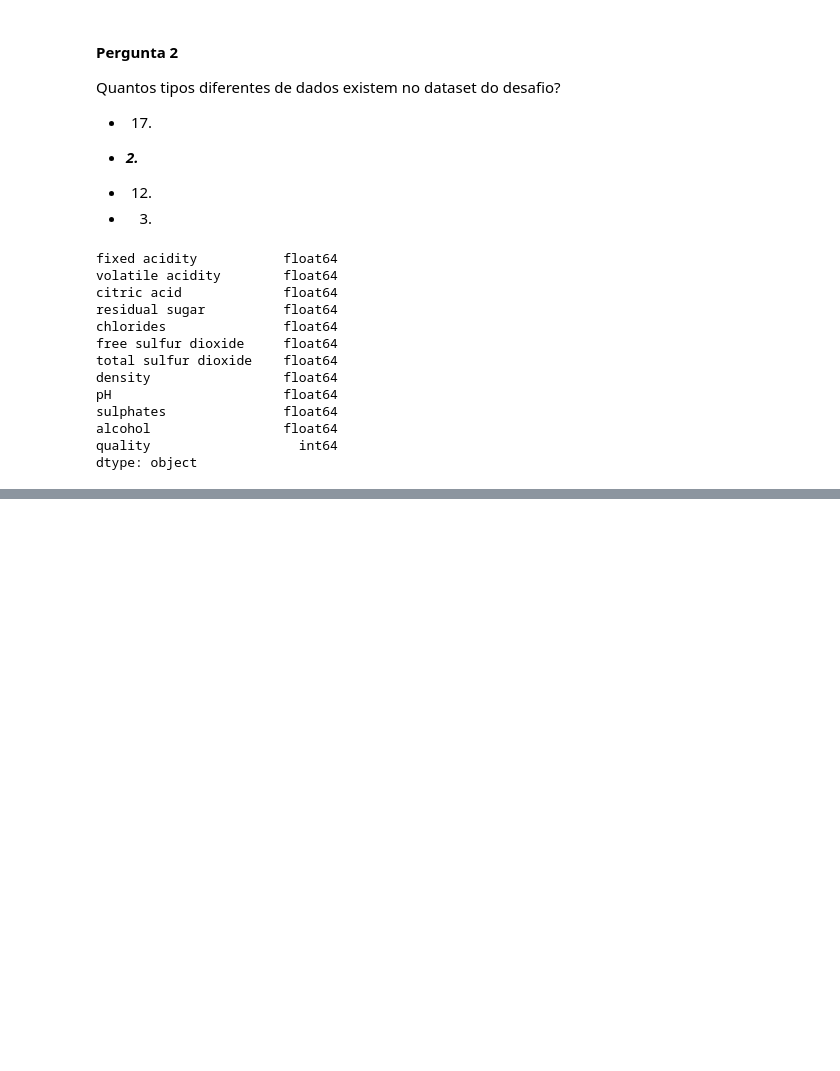
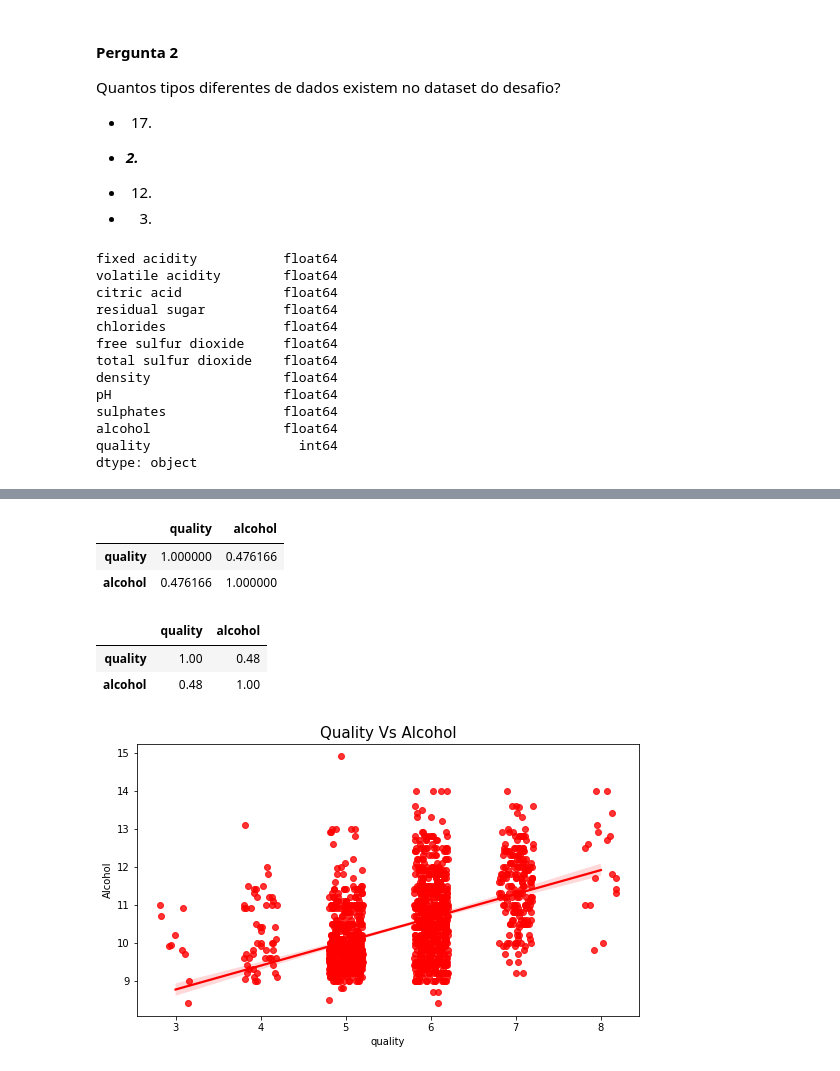
Before and after one commit to masedos/Bootcamp-Analista-de-Machine-Learning, a Jupyter notebook: Módulo 2/Desafio do Módulo 2/desafio_winequality_red.ipynb, the cells around one changed output, grey strips where cells are left out. Drawn from its saved outputs; the diff is of its cells as text; code cells hidden in the pictures; blank space fills up the shorter version.

```diff
--- a/Módulo 2/Desafio do Módulo 2/desafio_winequality_red.ipynb
+++ b/Módulo 2/Desafio do Módulo 2/desafio_winequality_red.ipynb
@@ -285,0 +285,23 @@ Modifique o dataset para um sistema binário que considere vinhos com nota maior
+# %%
+pearsoncorr = df[['quality', 'alcohol']].corr(method='pearson')
+pearsoncorr
+# %% [output]
+|  | quality | alcohol |
+| quality | 1.000000 | 0.476166 |
+| alcohol | 0.476166 | 1.000000 |
+# %%
+corr_matrix = df[['quality', 'alcohol']].corr(method='pearson')
+corr_matrix.style.background_gradient(cmap='coolwarm').set_precision(2)
+# %% [output]
+|  | quality | alcohol |
+| quality | 1.00 | 0.48 |
+| alcohol | 0.48 | 1.00 |
+# %%
+plt.figure(figsize=(9,5))
+sns.regplot(x='quality', y='alcohol', data=df, x_jitter=0.2, color='r')
+plt.xlabel("quality")
+plt.ylabel("Alcohol")
+plt.title("Quality Vs Alcohol", fontsize=15)
+plt.show()
+# %% [output]
+[figure, added]
```
Also changed, not shown: parts of 79 cells of this notebook.
